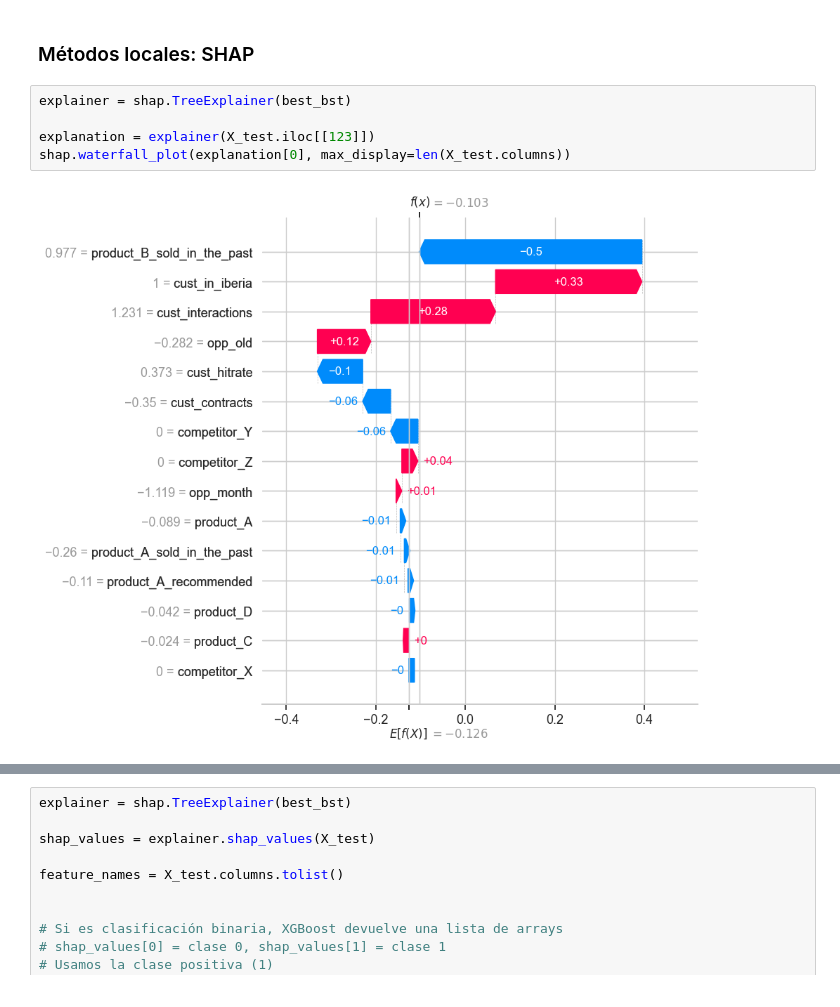
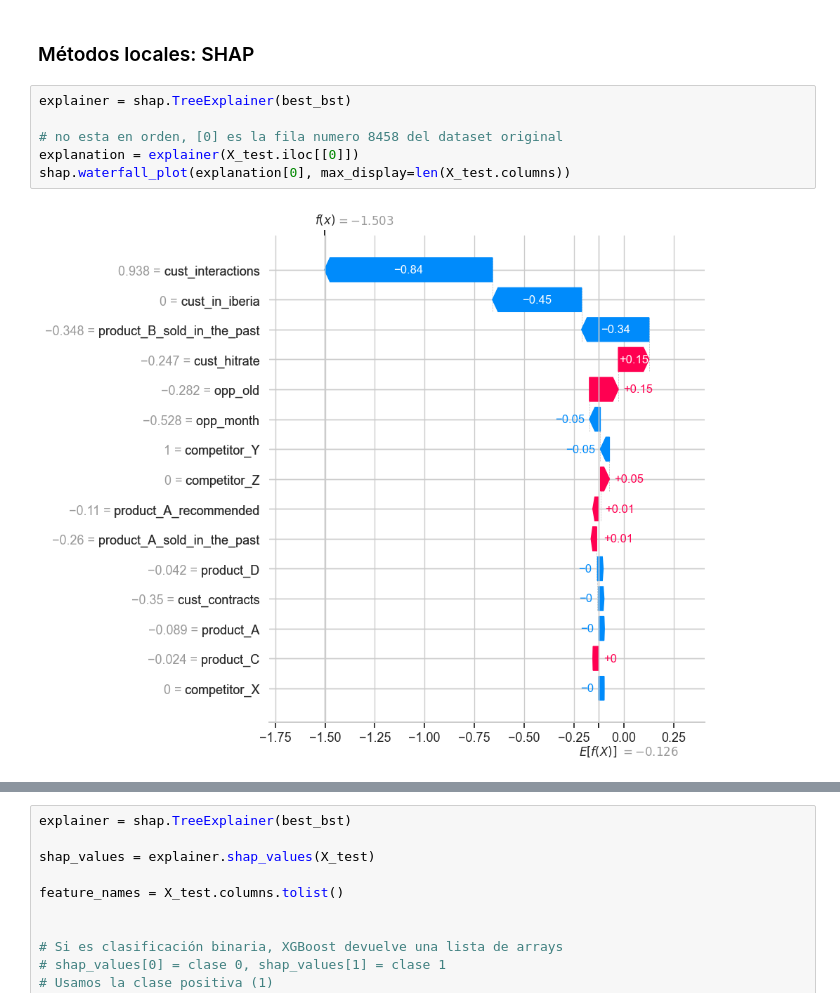
Before and after one commit to Lihao006/Datathon-2025, a Jupyter notebook: xgboost.ipynb, the cells around one changed output, grey strips where cells are left out. Saved outputs shown, nothing was run; the diff lists cells and outputs as text.

```diff
--- a/xgboost.ipynb
+++ b/xgboost.ipynb
@@ -140,7 +140,8 @@ weighted avg       0.83      0.83      0.83      7180
 # %%
 explainer = shap.TreeExplainer(best_bst)
 
-explanation = explainer(X_test.iloc[[123]])
+# no esta en orden, [0] es la fila numero 8458 del dataset original
+explanation = explainer(X_test.iloc[[0]])
 shap.waterfall_plot(explanation[0], max_display=len(X_test.columns))
 # %% [output]
-[figure, old version]
+[figure, new version]
```
Also changed, not shown: parts of 1 cell of this notebook.
